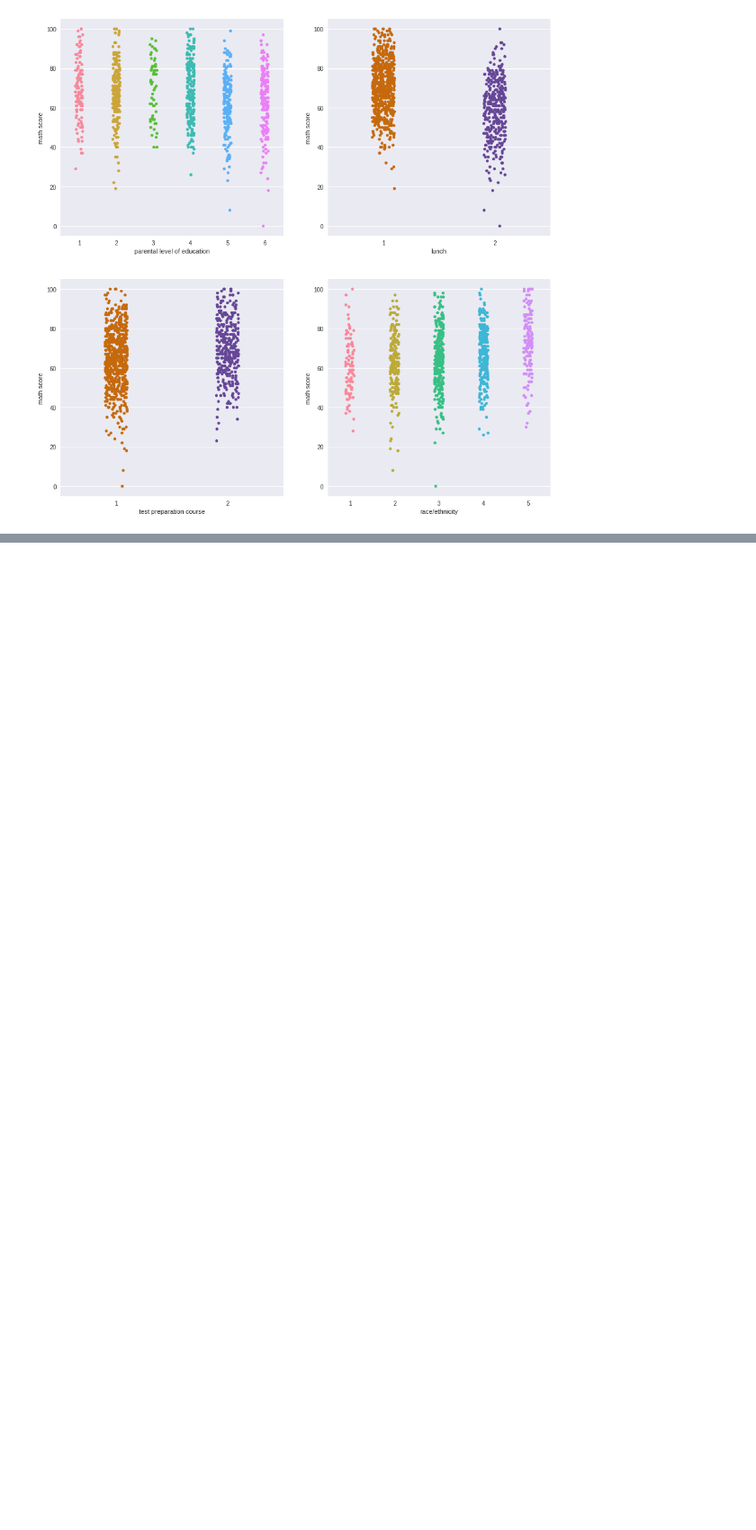
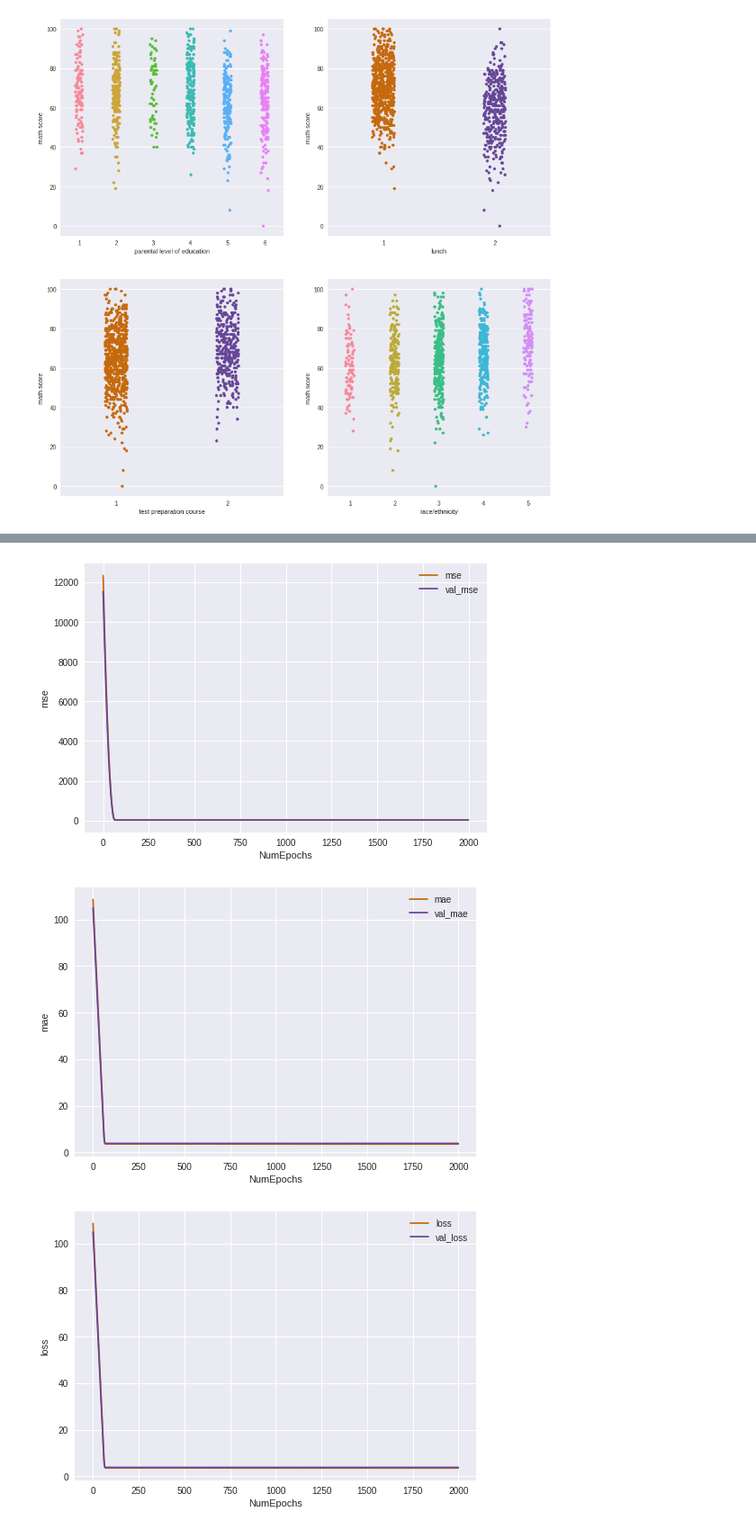
Before and after one commit to 1218muskan/MLnow_2.0, a Jupyter notebook: Univariate_Linear_Regression_and_EDA.ipynb, the cells around one changed output, grey strips where cells are left out. Shown at 90% size. Saved outputs shown, nothing was run; the diff lists cells and outputs as text; code cells hidden in the pictures; blank space fills up the shorter version.

```diff
--- a/Univariate_Linear_Regression_and_EDA.ipynb
+++ b/Univariate_Linear_Regression_and_EDA.ipynb
@@ -171,0 +292,8 @@ sns.stripplot(x='race/ethnicity', y='math score', data=df, hue=None,  ax=axarr[1
+# %%
+#removing the 'writing score' column and saving it into the labels variable
+
+trainLabels = trainFeatures.pop('writing score')
+testLabels = testFeatures.pop('writing score')
+
+print(trainLabels.head())
+print(testLabels.head())
@@ -171,0 +331,14 @@ sns.stripplot(x='race/ethnicity', y='math score', data=df, hue=None,  ax=axarr[1
+# %%
+model = tf.keras.Sequential([
+                             tf.keras.layers.Dense(1)
+
+])
+# %%
+model.compile(
+    loss = 'mean_absolute_error', #minimizing the MAE loss
+    optimizer = tf.keras.optimizers.Adam(0.001), #learning rate specified as 0.002
+    metrics = ['mae', 'mse'] #meanSquare and meanAbsolute error metrics
+)
+# %%
+numEpochs = 2000
+history = model.fit(x = trainFeatures, y = trainLabels, validation_data = (testFeatures, testLabels), epochs = numEpochs)
@@ -171,0 +380,17 @@ sns.stripplot(x='race/ethnicity', y='math score', data=df, hue=None,  ax=axarr[1
+# %%
+def curvePlots(tempString):
+  plt.plot(history.history[tempString])
+  plt.plot(history.history[f'val_{tempString}'])
+  plt.xlabel('NumEpochs')
+  plt.ylabel(tempString)
+  plt.legend([tempString, f'val_{tempString}'])
+  plt.show()
+
+
+curvePlots('mse')
+curvePlots('mae')
+curvePlots('loss')
+# %% [output]
+[figure, added]
+[figure, added]
+[figure, added]
```
Also changed, not shown: parts of 29 cells of this notebook.
